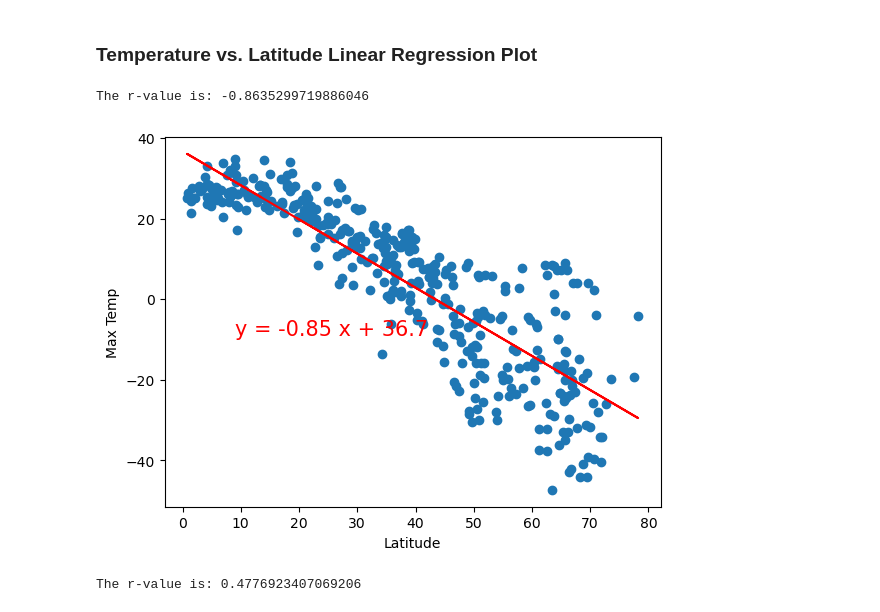
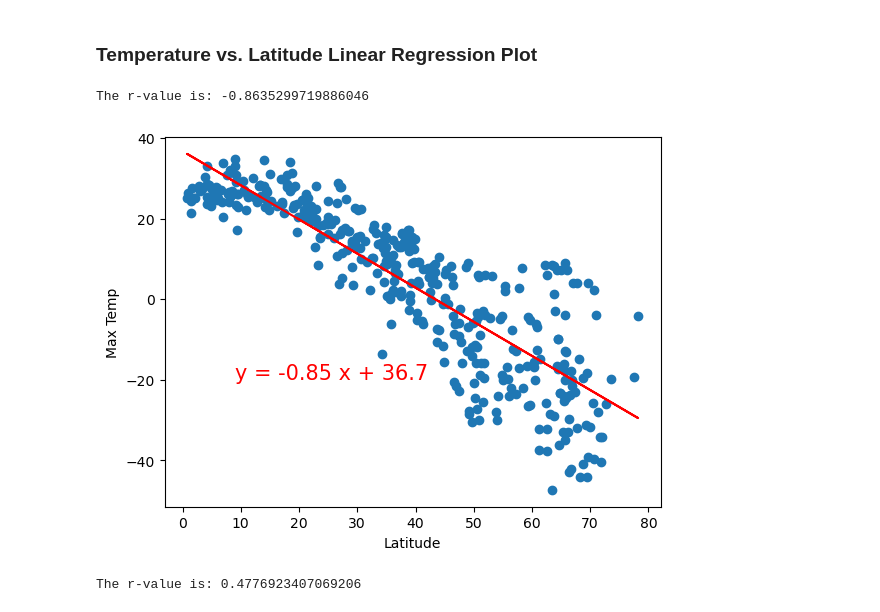
Before and after one commit to BMO777/python-api-challenge, a Jupyter notebook: WeatherPy/WeatherPy.ipynb, the cells around one changed output. Saved outputs shown, nothing was run; the diff lists cells and outputs as text; code cells hidden in the pictures.

```diff
--- a/WeatherPy/WeatherPy.ipynb
+++ b/WeatherPy/WeatherPy.ipynb
@@ -284,4 +284,6 @@ def LRP(chosenDf, chosenYl='', xylim=''):
     (slope, intercept, rvalue, pvalue, stderr) = linregress(x,chosenDf[chosenYl])
     regress_values = x * slope + intercept
     line_eq = f"y = {round(slope, 2)} x + {round(intercept, 2)}"
-    return plt.scatter(x,chosenDf[chosenYl]), plt.plot(x,regress_values,"r-"),plt.xlabel("Latitude"), plt.ylabel(chosenYl), print(f"The r-value is: {rvalue}"), plt.annotate(line_eq, xylim, fontsize=15,color="red"), plt.show()
+    return plt.scatter(x,chosenDf[chosenYl]), plt.plot(x,regress_values,"r-"),plt.xlabel("Latitude"), \
+plt.ylabel(chosenYl), print(f"The r-value is: {rvalue}"), plt.annotate(line_eq, xylim, fontsize=15,color="red"), /
+plt.show()
@@ -317,10 +321,10 @@ southern_hemi_df.head()
 ###  Temperature vs. Latitude Linear Regression Plot
 # %%
 # Linear regression on Northern Hemisphere
-LRP(northern_hemi_df, 'Max Temp', (9,-9));
+LRP(northern_hemi_df, 'Max Temp', (9,-20));
 # %% [output]
 The r-value is: -0.8635299719886046
-[figure, old version]
+[figure, new version]
 # %%
 # Linear regression on Southern Hemisphere
 LRP(southern_hemi_df, 'Max Temp', (-35,35));
```
Also changed, not shown: parts of 1 cell of this notebook.
